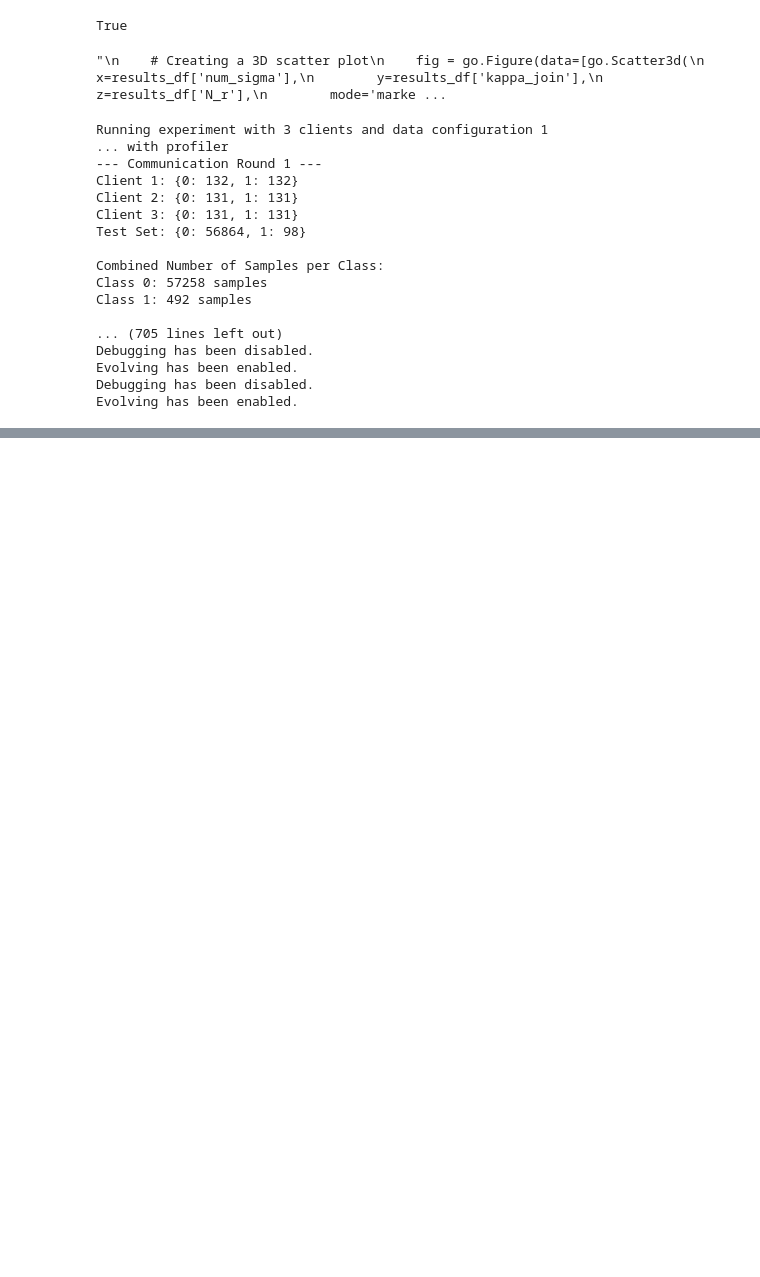
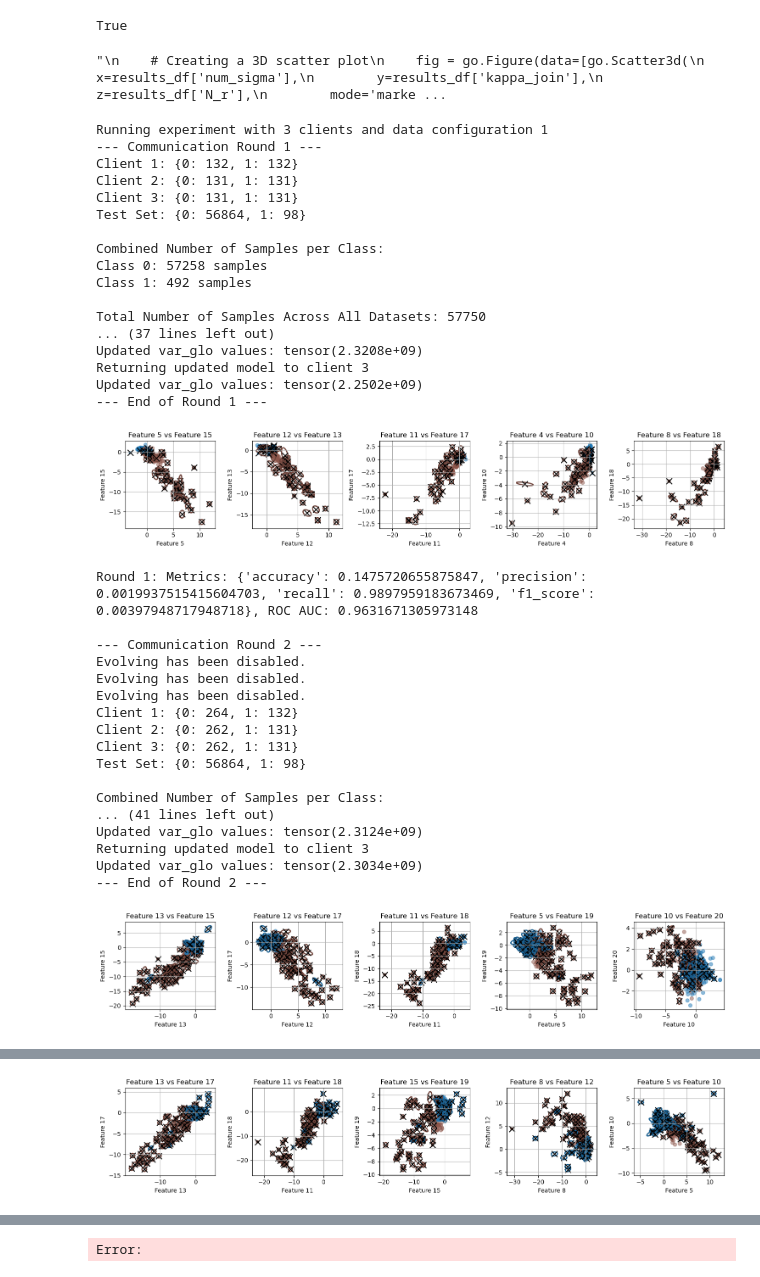
Before and after one commit to mihaozbot/eGAUSSp_Python, a Jupyter notebook: credit_fraud_experiment.ipynb, the cells around one changed output, grey strips where cells are left out. Saved outputs shown, nothing was run; the diff lists cells and outputs as text; code cells hidden in the pictures; blank space fills up the shorter version.

```diff
--- a/credit_fraud_experiment.ipynb
+++ b/credit_fraud_experiment.ipynb
@@ -182,7 +185,7 @@ federated_model_params = {
     "kappa_join": 0.5,
     "S_0": 1e-10,
     "N_r": 20,
-    "c_max": 1000,
+    "c_max": 100,
     "num_samples": 1000,
     "device": device
 }
@@ -411,36 +419,5 @@ def run_experiment(num_clients, num_rounds, client_raw_data, test_data, balance)
 
     return round_metrics
-# %%
-
-# Function to plot metrics over rounds
-def plot_metrics(experiments, num_rounds, client_counts, data_config_indices):
-    # Iterate over each experiment
-    for exp_num, metrics in enumerate(experiments):
-        num_clients = client_counts[exp_num % len(client_counts)]
-        data_config_index = data_config_indices[exp_num // len(client_counts)]
-
-        # Prepare data for plotting
-        rounds = [metric['round'] for metric in metrics]
-        aggregated_clusters = [metric['aggregated_clusters'] for metric in metrics]
-        roc_aucs = [metric['client_metrics'][0]['roc_auc'] for metric in metrics]  # Example for the first client
-
-        # Plotting the number of aggregated clusters
-        plt.figure(figsize=(10, 4))
-        plt.plot(rounds, aggregated_clusters, marker='o')
-        plt.title(f"Aggregated Clusters over Rounds (Clients: {num_clients}, Data Config: {data_config_index})")
-        plt.xlabel('Round')
-        plt.ylabel('Number of Aggregated Clusters')
-        plt.grid(True)
-        plt.show()
-
-        # Plotting ROC AUC for the first client
-        plt.figure(figsize=(10, 4))
-        plt.plot(rounds, roc_aucs, marker='o', color='red')
-        plt.title(f"ROC AUC for Client 1 over Rounds (Clients: {num_clients}, Data Config: {data_config_index})")
-        plt.xlabel('Round')
-        plt.ylabel('ROC AUC')
-        plt.grid(True)
-        plt.show()
 # %%
 # List of client counts and data configuration indices
 client_counts = [ 3]
@@ -448,8 +425,8 @@ data_config_indices = [1]  # Replace with your actual data configuration indices
 
 # Assuming local_models, client_train, federated_model, and test_data are already defined
 # Number of communication rounds
-num_rounds = 20
-profiler = True
+num_rounds = 100
+profiler = False
 experiments = []
 # Running the experiment
 for num_clients in client_counts:
@@ -484,38 +461,58 @@ for num_clients in client_counts:
             %load_ext memory_profiler
             import yappi
 
             print(f"... with profiler")
             pr = cProfile.Profile()
             pr.enable()
             yappi.start()
             metrics = run_experiment(num_clients, num_rounds, client_train, test_data, balance)
             yappi.stop()
             pr.disable()
 
             pr.print_stats(sort='cumtime')
             yappi.get_thread_stats().print_all()
             yappi.get_func_stats().print_all()
 
         else:
             metrics = run_experiment(num_clients, num_rounds, client_train, test_data, balance)
-            experiments.append(metrics)
 
-        plot_metrics(experiments, num_rounds, client_counts, data_config_indices)
+        experiments.append(metrics)
+
+        plot_metrics(experiments, client_counts, data_config_indices)
 # %% [output]
 Running experiment with 3 clients and data configuration 1
-... with profiler
 --- Communication Round 1 ---
 Client 1: {0: 132, 1: 132}
 Client 2: {0: 131, 1: 131}
 Client 3: {0: 131, 1: 131}
 Test Set: {0: 56864, 1: 98}
 
 Combined Number of Samples per Class:
 Class 0: 57258 samples
 Class 1: 492 samples
 
-... (705 lines left out)
-Debugging has been disabled.
-Evolving has been enabled.
-Debugging has been disabled.
-Evolving has been enabled.
+Total Number of Samples Across All Datasets: 57750
+... (37 lines left out)
+Updated var_glo values: tensor(2.3208e+09)
+Returning updated model to client 3
+Updated var_glo values: tensor(2.2502e+09)
+--- End of Round 1 ---
+[figure, added]
+Round 1: Metrics: {'accuracy': 0.1475720655875847, 'precision': 0.0019937515415604703, 'recall': 0.9897959183673469, 'f1_score': 0.00397948717948718}, ROC AUC: 0.9631671305973148
+
+--- Communication Round 2 ---
+Evolving has been disabled.
+Evolving has been disabled.
+Evolving has been disabled.
+Client 1: {0: 264, 1: 132}
+Client 2: {0: 262, 1: 131}
+Client 3: {0: 262, 1: 131}
+Test Set: {0: 56864, 1: 98}
+
+Combined Number of Samples per Class:
+... (41 lines left out)
+Updated var_glo values: tensor(2.3124e+09)
+Returning updated model to client 3
+Updated var_glo values: tensor(2.3034e+09)
+--- End of Round 2 ---
+[figure, added]
@@ -521,0 +536 @@ Evolving has been enabled.
+[figure, added]
@@ -521,0 +605 @@ Evolving has been enabled.
+Error:
```
Also changed, not shown: parts of 6 cells of this notebook, 10 other files.
